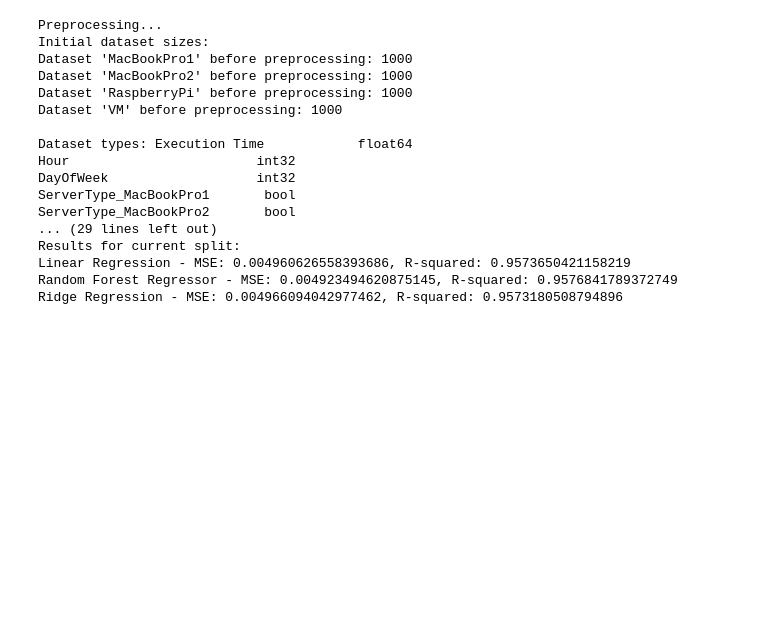
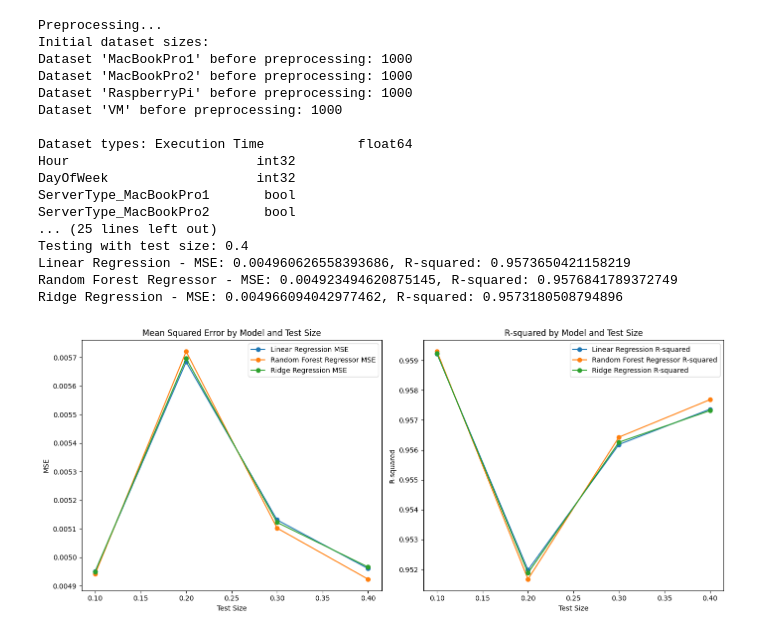
Before and after one commit to GentritIbishi/Image_Recognition_Task_Execution_Times_in_Mobile_Edge, a Jupyter notebook: datasets-preprocessing/trainingModelRegressionAlgorithms.ipynb, the cells around one changed output. Saved outputs shown, nothing was run; the diff lists cells and outputs as text; code cells hidden in the pictures; blank space fills up the shorter version.

```diff
--- a/datasets-preprocessing/trainingModelRegressionAlgorithms.ipynb
+++ b/datasets-preprocessing/trainingModelRegressionAlgorithms.ipynb
@@ -6,6 +6,7 @@ from sklearn.linear_model import LinearRegression, Ridge
 from sklearn.ensemble import RandomForestRegressor
 from sklearn.metrics import mean_squared_error, r2_score
 from sklearn.impute import SimpleImputer
+import matplotlib.pyplot as plt
 
 # Load the datasets
 df_macbook_pro1 = pd.read_csv('../datasets/MacBookPro1.csv')
@@ -63,38 +64,58 @@ models = {
     'Random Forest Regressor': RandomForestRegressor(n_estimators=100, random_state=42),
     'Ridge Regression': Ridge(alpha=1.0)
 }
 
+# Prepare data for plotting
+mse_results = {name: [] for name in models.keys()}
+r2_results = {name: [] for name in models.keys()}
+
 # Testing different train-test splits
 for test_size in split_ratios:
     print("\nTesting with test size:", test_size)
     X_train, X_test, y_train, y_test = train_test_split(X, y, test_size=test_size, random_state=42)
-    results = {}
     for name, model in models.items():
         model.fit(X_train, y_train)
         y_pred = model.predict(X_test)
         mse = mean_squared_error(y_test, y_pred)
         r2 = r2_score(y_test, y_pred)
-        results[name] = {'MSE': mse, 'R-squared': r2}
+        mse_results[name].append(mse)
+        r2_results[name].append(r2)
+        print(f"{name} - MSE: {mse}, R-squared: {r2}")
 
-    # Print results for the current split
-    print("Results for current split:")
-    for name, metrics in results.items():
-        print(f"{name} - MSE: {metrics['MSE']}, R-squared: {metrics['R-squared']}")
+# Plotting the results
+fig, (ax1, ax2) = plt.subplots(1, 2, figsize=(14, 6))
+for name in models:
+    ax1.plot(split_ratios, mse_results[name], marker='o', label=f'{name} MSE')
+    ax2.plot(split_ratios, r2_results[name], marker='o', label=f'{name} R-squared')
+
+ax1.set_title('Mean Squared Error by Model and Test Size')
+ax1.set_xlabel('Test Size')
+ax1.set_ylabel('MSE')
+ax1.legend()
+
+ax2.set_title('R-squared by Model and Test Size')
+ax2.set_xlabel('Test Size')
+ax2.set_ylabel('R-squared')
+ax2.legend()
+
+plt.tight_layout()
+plt.show()
 # %% [output]
 Preprocessing...
 Initial dataset sizes:
 Dataset 'MacBookPro1' before preprocessing: 1000
 Dataset 'MacBookPro2' before preprocessing: 1000
 Dataset 'RaspberryPi' before preprocessing: 1000
 Dataset 'VM' before preprocessing: 1000
 
 Dataset types: Execution Time            float64
 Hour                        int32
 DayOfWeek                   int32
 ServerType_MacBookPro1       bool
 ServerType_MacBookPro2       bool
-... (29 lines left out)
-Results for current split:
+... (25 lines left out)
+Testing with test size: 0.4
 Linear Regression - MSE: 0.004960626558393686, R-squared: 0.9573650421158219
 Random Forest Regressor - MSE: 0.004923494620875145, R-squared: 0.9576841789372749
 Ridge Regression - MSE: 0.004966094042977462, R-squared: 0.9573180508794896
+[figure, added]
```
Also changed, not shown: 1 other file.
